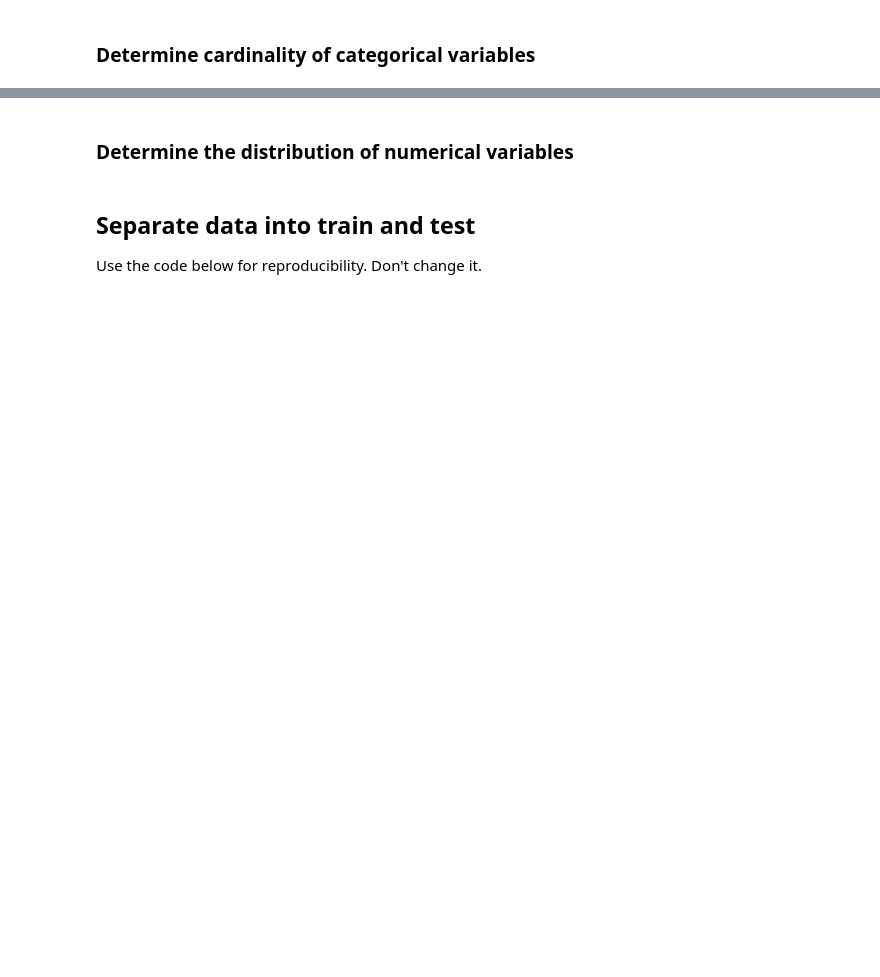
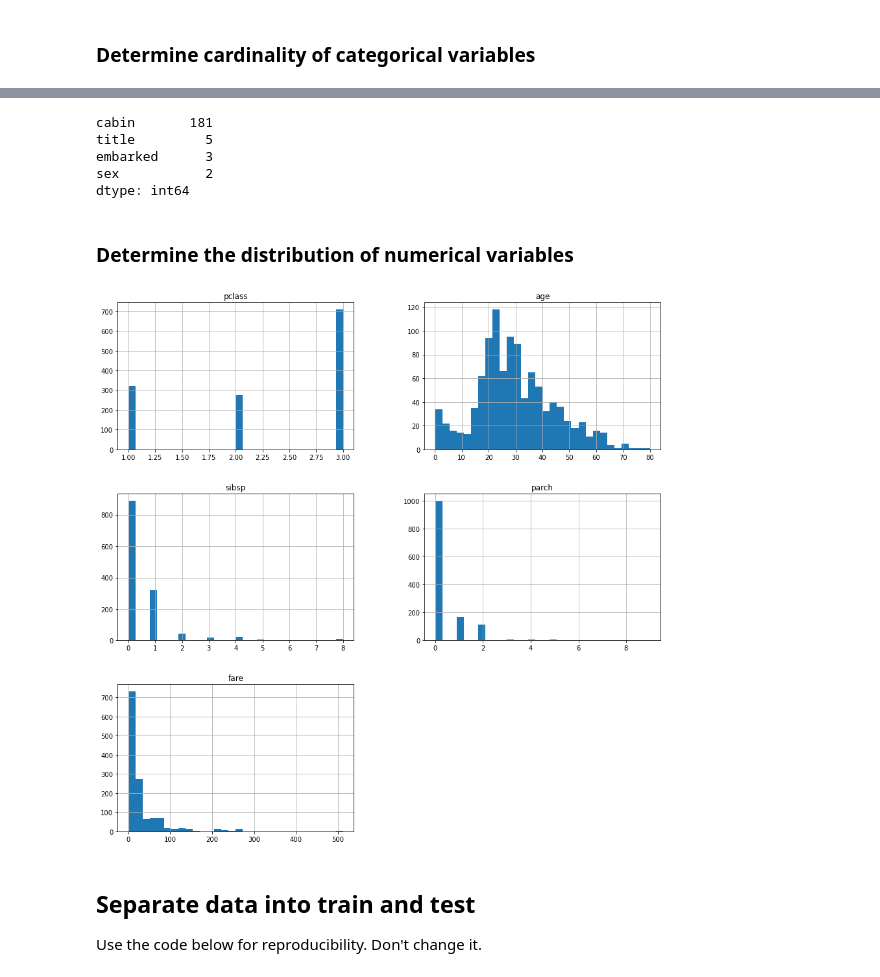
Before and after one commit to trainindata/deploying-machine-learning-models, a Jupyter notebook: section-04-research-and-development/titanic-assignment/01-predicting-survival-titanic-assignement.ipynb, the cells around one changed output, grey strips where cells are left out. Cells and saved outputs as stored; diff of their text form; code cells hidden in the pictures; blank space fills up the shorter version.

```diff
--- a/section-04-research-and-development/titanic-assignment/01-predicting-survival-titanic-assignement.ipynb
+++ b/section-04-research-and-development/titanic-assignment/01-predicting-survival-titanic-assignement.ipynb
@@ -131,5 +165,18 @@ print('Number of categorical variables: {}'.format(len(vars_cat)))
+# %%
+data[vars_cat].nunique().sort_values(ascending=False)
+# %% [output]
+cabin       181
+title         5
+embarked      3
+sex           2
+dtype: int64
 # %% [markdown]
 ### Determine the distribution of numerical variables
+# %%
+data[vars_num].hist(bins=30, figsize=(15,15))
+plt.show()
+# %% [output]
+[figure, added]
 # %% [markdown]
 ## Separate data into train and test
 
```
Also changed, not shown: parts of 23 cells of this notebook, 1 other file.
